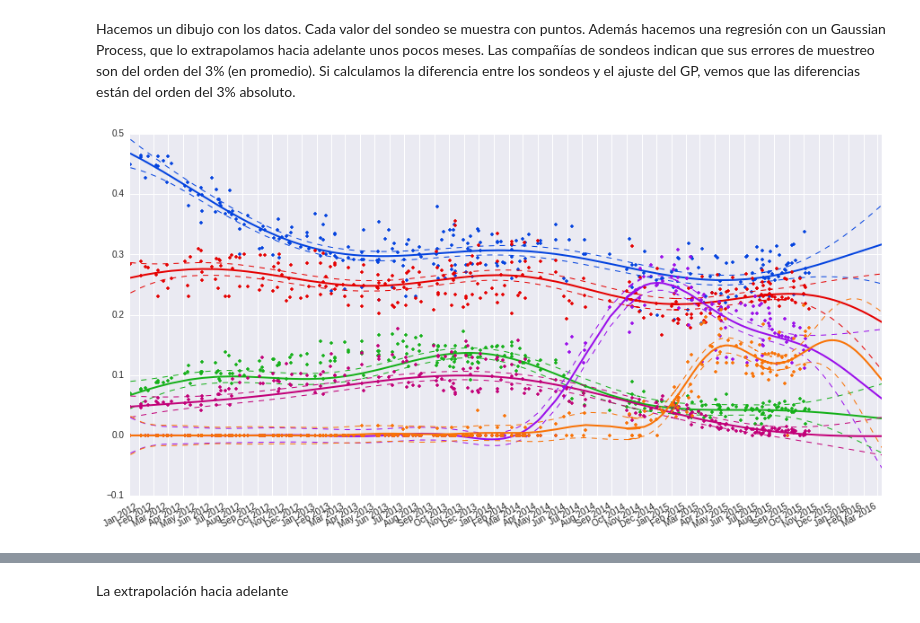
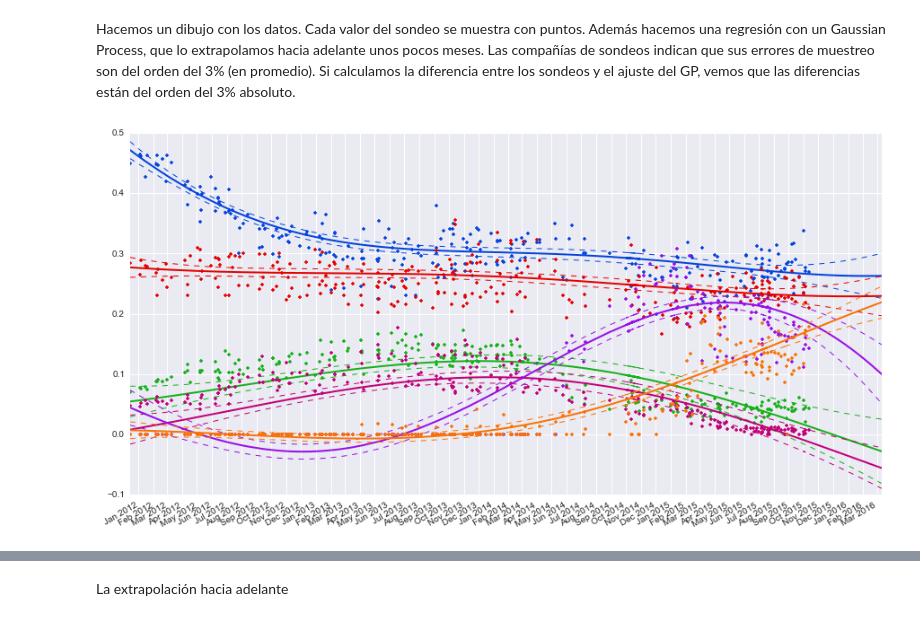
Before and after one commit to aasensio/elecciones2016, a Jupyter notebook: Sondeos Elecciones 2015.ipynb, the cells around one changed output, grey strips where cells are left out. Cells and saved outputs as stored; diff of their text form; code cells hidden in the pictures.

```diff
--- a/Sondeos Elecciones 2015.ipynb
+++ b/Sondeos Elecciones 2015.ipynb
@@ -90,31 +87,37 @@ Hacemos un dibujo con los datos. Cada valor del sondeo se muestra con puntos. Ad
 # %%
 partidos = [PP, PSOE, IU, UPyD, Podemos, Ciudadanos]
 colors = ["blue", "red", "green", "magenta", "violet", "orange"]
 nombres = ["PP", "PSOE", "IU", "UPyD", "Podemos", "Ciudadanos"]
 
 f, ax = pl.subplots(nrows=1, ncols=1, figsize=(15,8))
 ax.xaxis_date()
 
-gp = ml.GaussianProcess(delta)
+xu = np.unique(delta)  # get unique x values
+idx = [np.where(X==x1)[0][0] for x1 in xu]
+nObs = len(xu)
 
 deltaNew = np.copy(delta)
 fechaNew = np.copy(fecha)
 for i in range(150):
-	deltaNew = np.append(deltaNew, delta[-1] + i+1)
-	fechaNew = np.append(fechaNew, fecha[-1]+dt.timedelta(days=i+1))
+    deltaNew = np.append(deltaNew, delta[-1] + i+1)
+    fechaNew = np.append(fechaNew, fecha[-1]+dt.timedelta(days=i+1))
 
 for i in range(6):
-	ax.plot(fecha, partidos[i], '.', color=sn.xkcd_rgb[colors[i]], linewidth=2)
-	gp.fit(partidos[i], 0.03)
-	predict, covariance = gp.predict(deltaNew)
-	stddev = np.sqrt(np.diag(covariance))
+    ax.plot(fecha, partidos[i], '.', color=sn.xkcd_rgb[colors[i]], linewidth=2)
+    y = partidos[i][idx]
+    nugget = (0.03 / y)**2
+    nugget[y==0] = 0.03
+    gp = gaussian_process.GaussianProcess(theta0=0.1, nugget=nugget)
+    gp.fit(xu[:,None], y)
+    predict, variance = gp.predict(deltaNew[:,None], eval_MSE=True)
+    stddev = np.sqrt(variance)
 
-	ax.plot(fechaNew, predict, color=sn.xkcd_rgb[colors[i]], linewidth=2)
-	ax.plot(fechaNew, predict+2.0*stddev, '--', color=sn.xkcd_rgb[colors[i]], linewidth=1)
-	ax.plot(fechaNew, predict-2.0*stddev, '--', color=sn.xkcd_rgb[colors[i]], linewidth=1)
+    ax.plot(fechaNew, predict, color=sn.xkcd_rgb[colors[i]], linewidth=2)
+    ax.plot(fechaNew, predict+2.0*stddev, '--', color=sn.xkcd_rgb[colors[i]], linewidth=1)
+    ax.plot(fechaNew, predict-2.0*stddev, '--', color=sn.xkcd_rgb[colors[i]], linewidth=1)
 
 f.autofmt_xdate()
 ax.fmt_xdata = mdates.DateFormatter('%Y-%m-%d')
 ax.xaxis.set_major_locator(mdates.MonthLocator())
 # %% [output]
-[figure, old version]
+[figure, new version]
```
Also changed, not shown: parts of 3 cells of this notebook, 10 other files.
